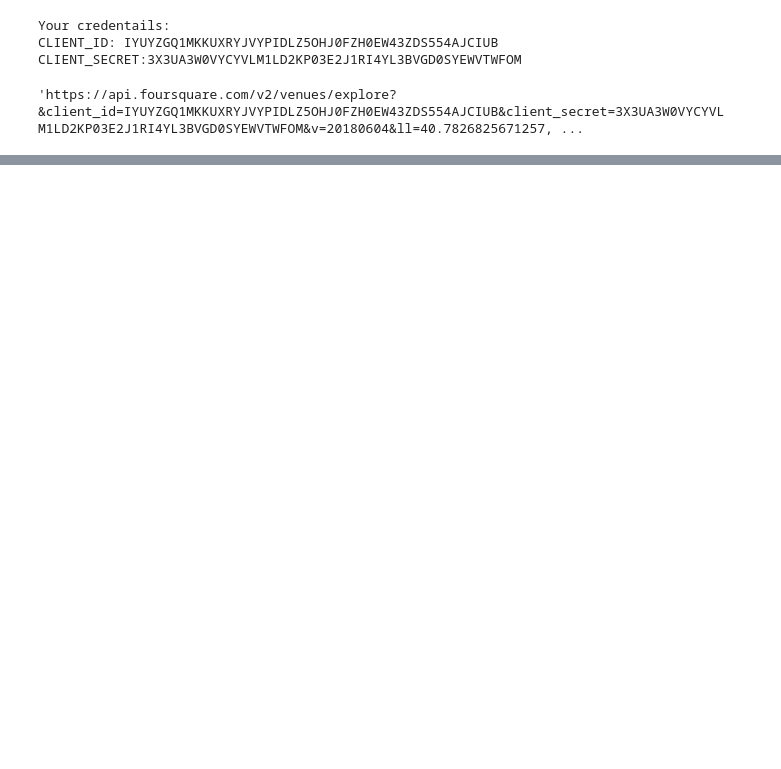
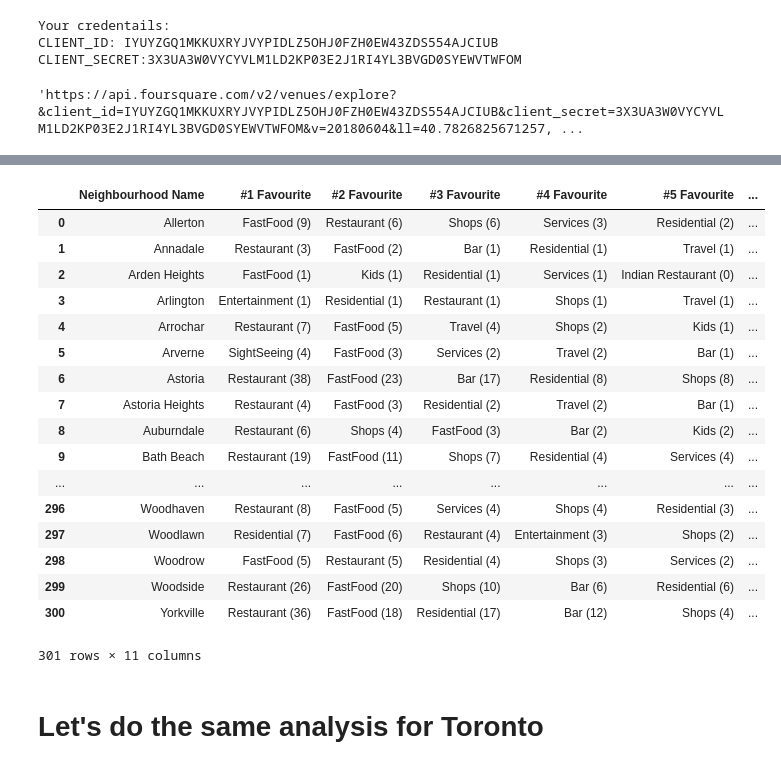
Before and after one commit to ksnblr/Coursera_Capstone, a Jupyter notebook: Battle_Of_Neighbourhoods.ipynb, the cells around one changed output, grey strips where cells are left out. Drawn from its saved outputs; the diff is of its cells as text; code cells hidden in the pictures; blank space fills up the shorter version.

```diff
--- a/Battle_Of_Neighbourhoods.ipynb
+++ b/Battle_Of_Neighbourhoods.ipynb
@@ -339,0 +690,4 @@ ind_rest_df
+# %%
+allvenues_onehot = pd.get_dummies(venue_df, columns = ['Venue Cat'], prefix="", prefix_sep="")
+allvenues_onehot = allvenues_onehot.drop('Venue Name',axis = 1)
+allvenues_onehot.head()
@@ -339,0 +713,15 @@ ind_rest_df
+# %%
+allvenues_onehot = combine_columns(cons_category['Bar'],'Bar',allvenues_onehot)
+allvenues_onehot = combine_columns(cons_category['Business'],'Business',allvenues_onehot)
+allvenues_onehot = combine_columns(cons_category['Entertainment'],'Entertainment',allvenues_onehot)
+allvenues_onehot = combine_columns(cons_category['FastFood'],'FastFood',allvenues_onehot)
+allvenues_onehot = combine_columns(cons_category['Kids'],'Kids',allvenues_onehot)
+allvenues_onehot = combine_columns(cons_category['Parks'],'Parks',allvenues_onehot)
+allvenues_onehot = combine_columns(cons_category['Residential'],'Residential',allvenues_onehot)
+allvenues_onehot = combine_columns(cons_category['Restaurant'],'Restaurant',allvenues_onehot)
+allvenues_onehot = combine_columns(cons_category['Services'],'Services',allvenues_onehot)
+allvenues_onehot = combine_columns(cons_category['Shops'],'Shops',allvenues_onehot)
+allvenues_onehot = combine_columns(cons_category['SightSeeing'],'SightSeeing',allvenues_onehot)
+allvenues_onehot = combine_columns(cons_category['Sports'],'Sports',allvenues_onehot)
+allvenues_onehot = combine_columns(cons_category['Travel'],'Travel',allvenues_onehot)
+allvenues_onehot.head()
@@ -339,0 +752,6 @@ ind_rest_df
+# %%
+allvenues_grouped = allvenues_onehot.groupby('Neighbourhood Name',axis = 0).sum().reset_index()
+drop_columns = ['Neighbourhood Lat','Neighbourhood Lon','Venue Lat','Venue Lon']
+allvenues_grouped = allvenues_grouped.drop(drop_columns,axis=1)
+# %%
+allvenue_withborough = nyc_df.join(allvenues_grouped.set_index('Neighbourhood Name'), on='Neighborhood')
@@ -339,0 +778,36 @@ ind_rest_df
+# %%
+neighbourlist = allvenues_grouped['Neighbourhood Name']
+top_ten_list =[]
+for neighbour in neighbourlist:
+
+    temp = allvenues_grouped[allvenues_grouped['Neighbourhood Name']==neighbour].T.reset_index()
+    temp.columns=['Neighbor','Frequency']
+    temp = temp.iloc[1:]
+    temp.sort_values('Frequency',ascending=False,inplace=True)
+    top_ten_list.append(["{} ({})" .format(t[0],t[1]) for t in temp[:10].values])
+top_ten_list
+df_top_ten = pd.DataFrame(top_ten_list)
+df_top_ten.columns = ['#1 Favourite','#2 Favourite','#3 Favourite','#4 Favourite','#5 Favourite','#6 Favourite','#7 Favourite','#8 Favourite','#9Favourite','#10 Favourite',]
+df_top_ten.set_index(neighbourlist,inplace=True)
+df_top_ten.reset_index()
+# %% [output]
+|  | Neighbourhood Name | #1 Favourite | #2 Favourite | #3 Favourite | #4 Favourite | #5 Favourite | ... |
+| 0 | Allerton | FastFood (9) | Restaurant (6) | Shops (6) | Services (3) | Residential (2) | ... |
+| 1 | Annadale | Restaurant (3) | FastFood (2) | Bar (1) | Residential (1) | Travel (1) | ... |
+| 2 | Arden Heights | FastFood (1) | Kids (1) | Residential (1) | Services (1) | Indian Restaurant (0) | ... |
+| 3 | Arlington | Entertainment (1) | Residential (1) | Restaurant (1) | Shops (1) | Travel (1) | ... |
+| 4 | Arrochar | Restaurant (7) | FastFood (5) | Travel (4) | Shops (2) | Kids (1) | ... |
+| 5 | Arverne | SightSeeing (4) | FastFood (3) | Services (2) | Travel (2) | Bar (1) | ... |
+| 6 | Astoria | Restaurant (38) | FastFood (23) | Bar (17) | Residential (8) | Shops (8) | ... |
+| 7 | Astoria Heights | Restaurant (4) | FastFood (3) | Residential (2) | Travel (2) | Bar (1) | ... |
+| 8 | Auburndale | Restaurant (6) | Shops (4) | FastFood (3) | Bar (2) | Kids (2) | ... |
+| 9 | Bath Beach | Restaurant (19) | FastFood (11) | Shops (7) | Residential (4) | Services (4) | ... |
+| ... | ... | ... | ... | ... | ... | ... | ... |
+| 296 | Woodhaven | Restaurant (8) | FastFood (5) | Services (4) | Shops (4) | Residential (3) | ... |
+| 297 | Woodlawn | Residential (7) | FastFood (6) | Restaurant (4) | Entertainment (3) | Shops (2) | ... |
+| 298 | Woodrow | FastFood (5) | Restaurant (5) | Residential (4) | Shops (3) | Services (2) | ... |
+| 299 | Woodside | Restaurant (26) | FastFood (20) | Shops (10) | Bar (6) | Residential (6) | ... |
+| 300 | Yorkville | Restaurant (36) | FastFood (18) | Residential (17) | Bar (12) | Shops (4) | ... |
+301 rows × 11 columns
+# %% [markdown]
+# Let's do the same analysis for Toronto
```
Also changed, not shown: parts of 40 cells of this notebook.
